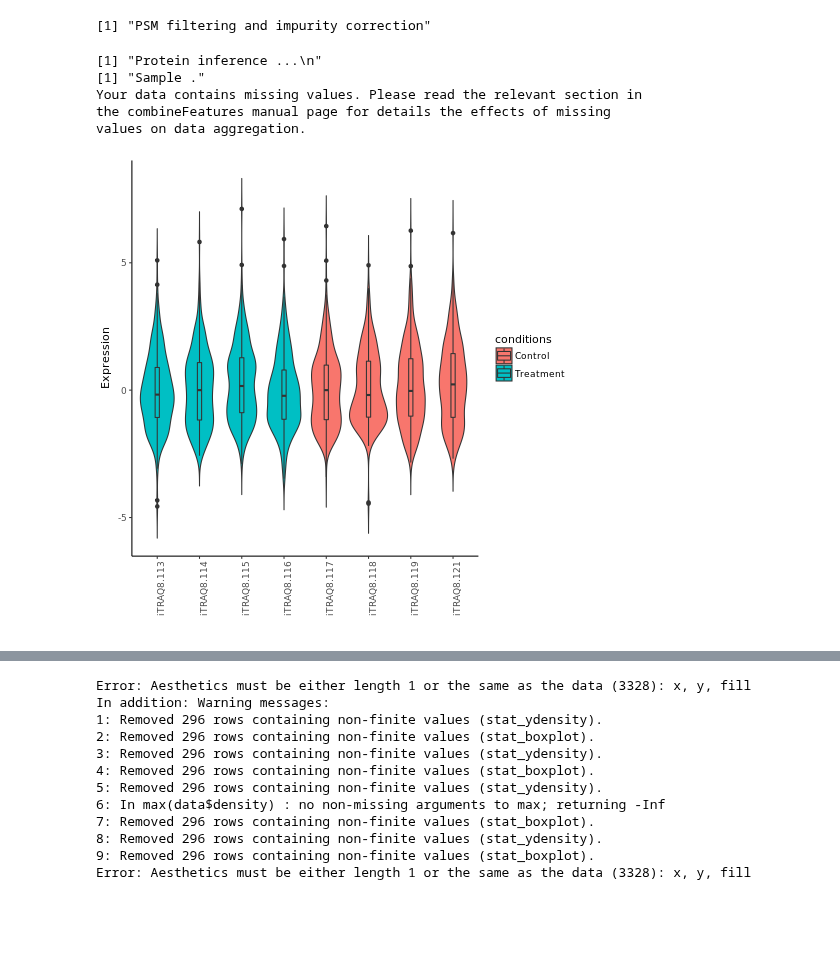
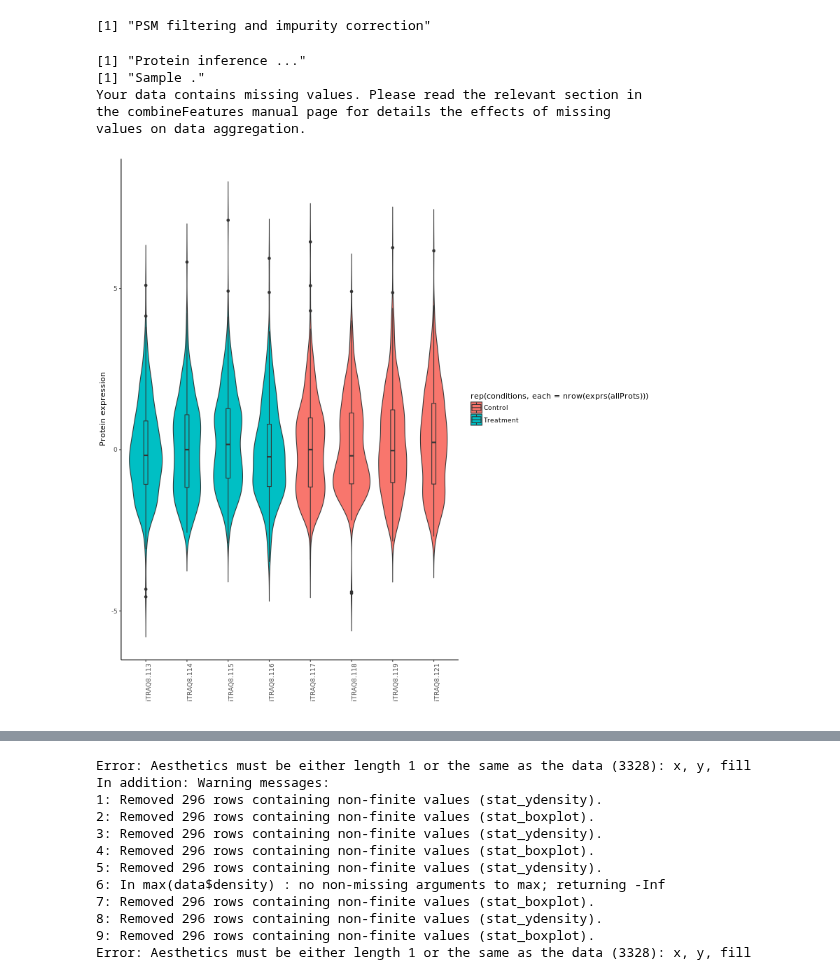
Before and after one commit to ProtProtocols/IsoProt, a Jupyter notebook: Example.ipynb, the cells around one changed output, grey strips where cells are left out. Drawn from its saved outputs; the diff is of its cells as text; code cells hidden in the pictures; blank space fills up the shorter version.

```diff
--- a/Example.ipynb
+++ b/Example.ipynb
@@ -976,7 +999,7 @@ imp<-makeImpuritiesMatrix(length(quant.method),edit=F)
 # %% [output]
 [1] "PSM filtering and impurity correction"
 # %%
-%%R
+%%R --width 800 --height 800
 
 print("Protein inference ...")
 
@@ -988,35 +1011,36 @@ exprs(allqnt) <- 2^exprs(allqnt)
 print(paste("Sample",s))
 
 
   #Problem: iPQF does not seem to work with missing values!
   allProts <- combineFeatures(allqnt, groupBy=fData(allqnt)$accession, fun="medpolish",verbose=F, na.rm=T)
  exprs(allProts) <- log2(exprs(allProts))
 
 
   #print(head(melt(exprs(allProts))))
 
-  #boxplot(exprs(allProts))
-    p <- ggplot(melt(exprs(allProts)), aes(x=X2, y=value, fill=conditions)) + geom_violin(trim=FALSE) +
+  #boxplot(exprs(allProts
+
+    p <- ggplot(melt(exprs(allProts)), aes(x=X2, y=value, fill=rep(conditions,each=nrow(exprs(allProts))))) + geom_violin(trim=FALSE) +
   geom_boxplot(width=0.1) + theme_classic() + theme(axis.text.x = element_text(angle = 90, hjust = 1)) +
     xlab("") + ylab("Protein expression")
 
 print(p)
 
 
   #stop("")
   #pairs(exprs(allProts))
   #save
   write.exprs(allProts,file=paste("/home/biodocker/OUT/",s,"/AllQuantProteins.csv",sep=""))
 
   ProtDat[[s]] <- allProts <- exprs(allProts)
     colnames(ProtDat[[s]]) <- condNames
 
 }
 # %% [output]
-[1] "Protein inference ...\n"
+[1] "Protein inference ..."
 [1] "Sample ."
 Your data contains missing values. Please read the relevant section in
 the combineFeatures manual page for details the effects of missing
 values on data aggregation.
-[figure, old version]
+[figure, new version]
 # %%
```
Also changed, not shown: parts of 8 cells of this notebook.
